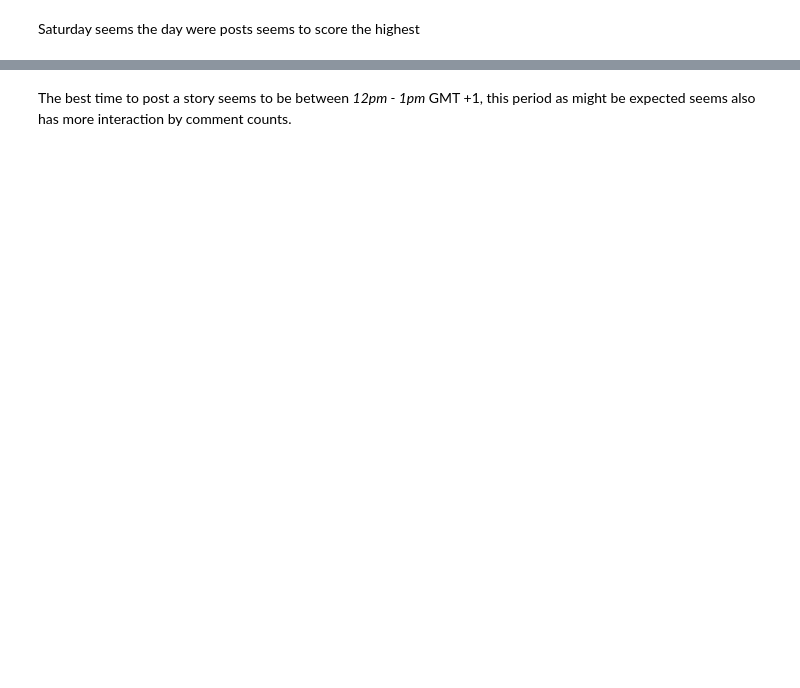
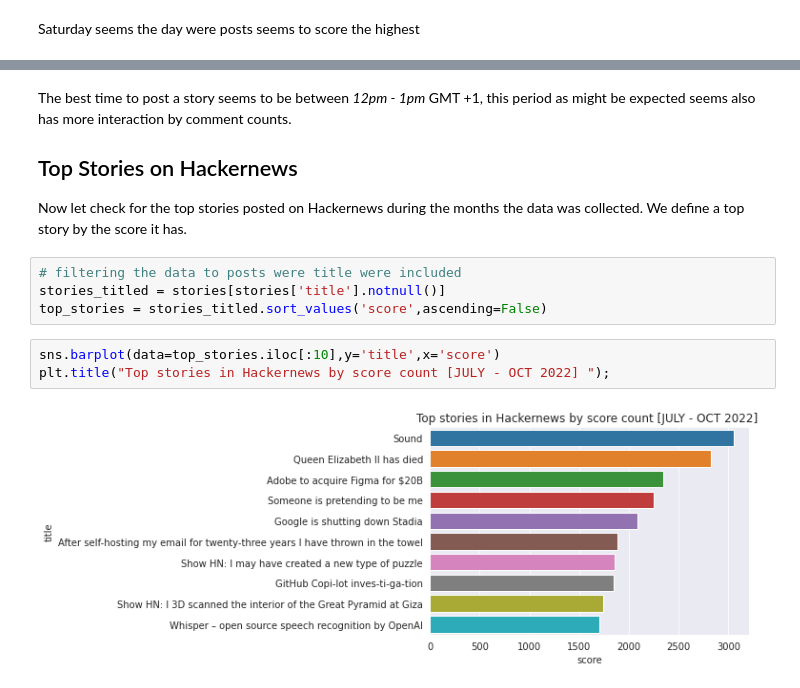
Before and after one commit to david-adewoyin/HackerNews, a Jupyter notebook: exploratory.ipynb, the cells around one changed output, grey strips where cells are left out. Cells and saved outputs as stored; diff of their text form; blank space fills up the shorter version.

```diff
--- a/exploratory.ipynb
+++ b/exploratory.ipynb
@@ -100,3 +120,15 @@ plt.xticks([0,2,4,6,7,10,12,14,16,18,20,22,24]);
 [figure]
 # %% [markdown]
 The best time to post a story seems to be between *12pm - 1pm* GMT +1, this period as might be expected seems also has more interaction by comment counts.
+
+## Top Stories on Hackernews
+Now let check for the top stories posted on Hackernews during the months the data was collected. We define a top story by the score it has.
+# %%
+# filtering the data to posts were title were included
+stories_titled = stories[stories['title'].notnull()]
+top_stories = stories_titled.sort_values('score',ascending=False)
+# %%
+sns.barplot(data=top_stories.iloc[:10],y='title',x='score')
+plt.title("Top stories in Hackernews by score count [JULY - OCT 2022] ");
+# %% [output]
+[figure, added]
```
Also changed, not shown: parts of 27 cells of this notebook.
